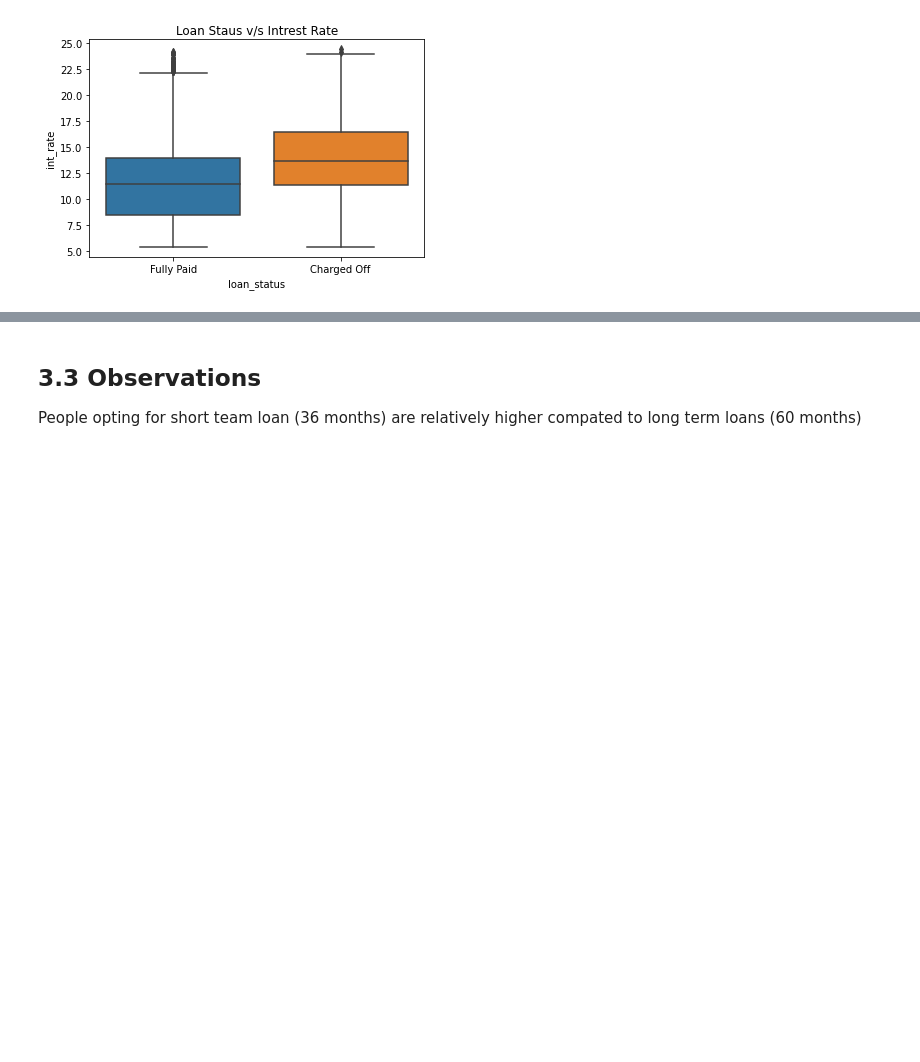
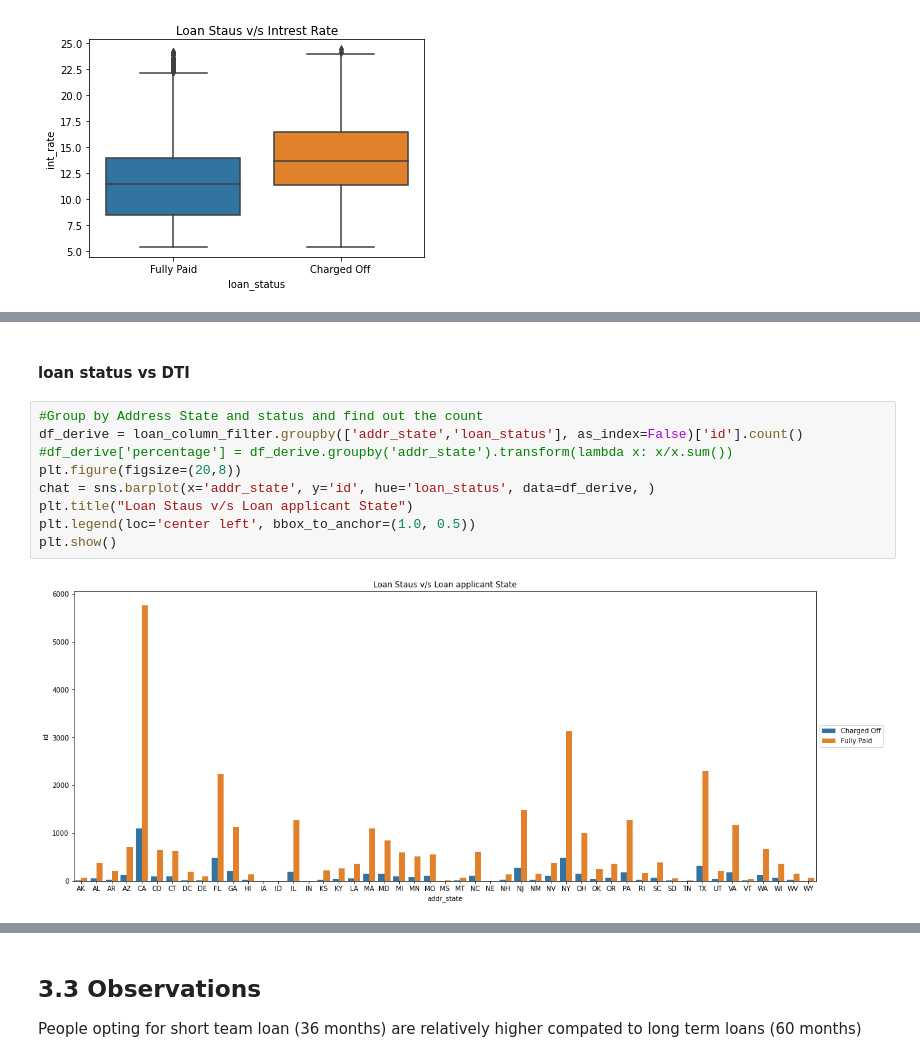
Before and after one commit to Naveenkv93/LeadingLoan_Case_Study, a Jupyter notebook: Case_Study.ipynb, the cells around one changed output, grey strips where cells are left out. Saved outputs shown, nothing was run; the diff lists cells and outputs as text; blank space fills up the shorter version.

```diff
--- a/Case_Study.ipynb
+++ b/Case_Study.ipynb
@@ -497,0 +507,13 @@ plt.show()
+# %% [markdown]
+#### loan status vs DTI
+# %%
+#Group by Address State and status and find out the count
+df_derive = loan_column_filter.groupby(['addr_state','loan_status'], as_index=False)['id'].count()
+#df_derive['percentage'] = df_derive.groupby('addr_state').transform(lambda x: x/x.sum())
+plt.figure(figsize=(20,8))
+chat = sns.barplot(x='addr_state', y='id', hue='loan_status', data=df_derive, )
+plt.title("Loan Staus v/s Loan applicant State")
+plt.legend(loc='center left', bbox_to_anchor=(1.0, 0.5))
+plt.show()
+# %% [output]
+[figure, added]
```
Also changed, not shown: parts of 72 cells of this notebook.
